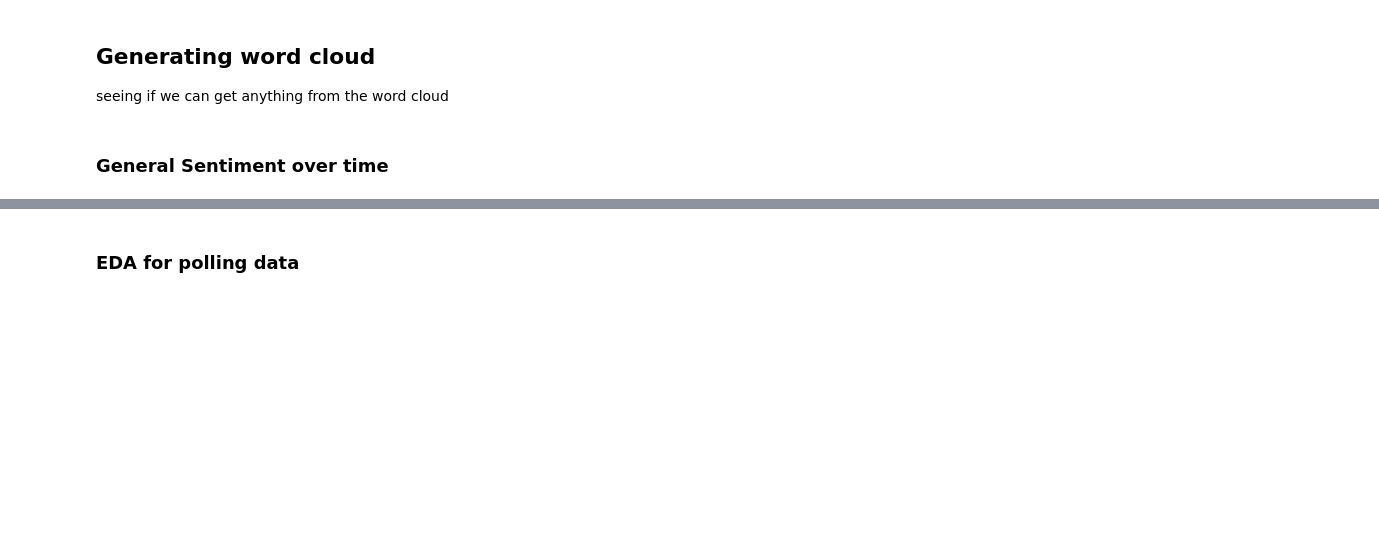
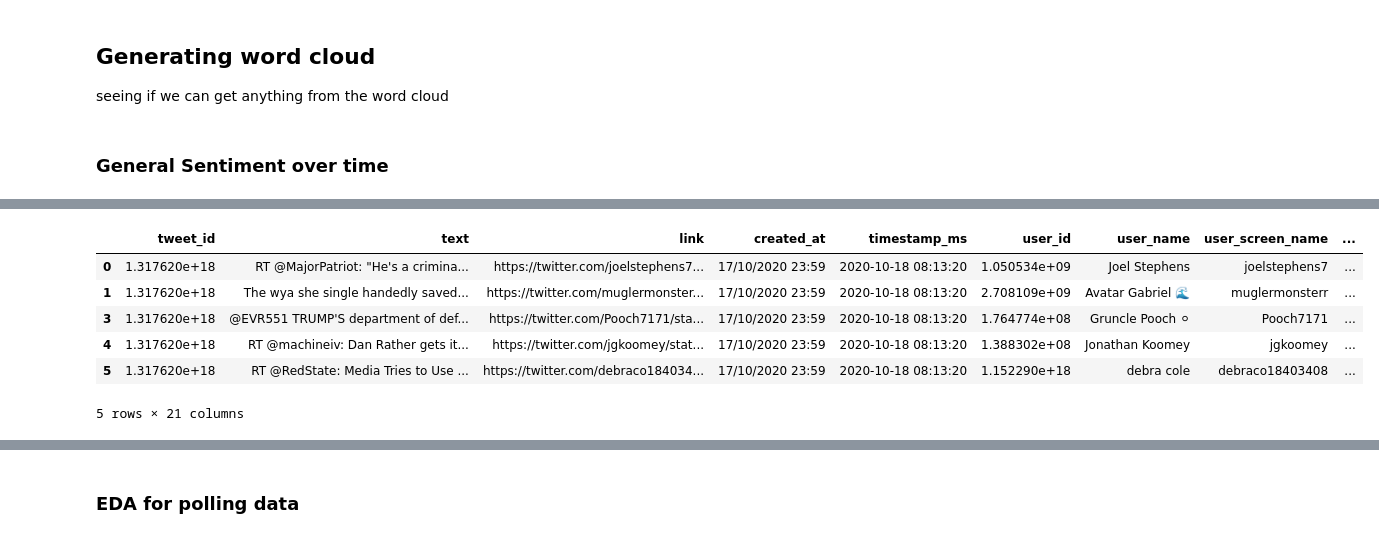
Before and after one commit to IS4152/2020-01_IS4152-twitter, a Jupyter notebook: Data_Preprocessing_and_cleaning.ipynb, the cells around one changed output, grey strips where cells are left out. Drawn from its saved outputs; the diff is of its cells as text; code cells hidden in the pictures; blank space fills up the shorter version.

```diff
--- a/Data_Preprocessing_and_cleaning.ipynb
+++ b/Data_Preprocessing_and_cleaning.ipynb
@@ -373,6 +475,16 @@ df_test.shape[0]
 # %%
 df['neutral'] = df['processed_polarity_scores'].apply(lambda x: x['neu'])
 df_test = df[df['neutral']<1]
+# %%
+df_test.head()
+# %% [output]
+|  | tweet_id | text | link | created_at | timestamp_ms | user_id | user_name | user_screen_name | ... |
+| 0 | 1.317620e+18 | RT @MajorPatriot: "He's a crimina... | https://twitter.com/joelstephens7... | 17/10/2020 23:59 | 2020-10-18 08:13:20 | 1.050534e+09 | Joel Stephens | joelstephens7 | ... |
+| 1 | 1.317620e+18 | The wya she single handedly saved... | https://twitter.com/muglermonster... | 17/10/2020 23:59 | 2020-10-18 08:13:20 | 2.708109e+09 | Avatar Gabriel 🌊 | muglermonsterr | ... |
+| 3 | 1.317620e+18 | @EVR551 TRUMP'S department of def... | https://twitter.com/Pooch7171/sta... | 17/10/2020 23:59 | 2020-10-18 08:13:20 | 1.764774e+08 | Gruncle Pooch ⚪ | Pooch7171 | ... |
+| 4 | 1.317620e+18 | RT @machineiv: Dan Rather gets it... | https://twitter.com/jgkoomey/stat... | 17/10/2020 23:59 | 2020-10-18 08:13:20 | 1.388302e+08 | Jonathan Koomey | jgkoomey | ... |
+| 5 | 1.317620e+18 | RT @RedState: Media Tries to Use ... | https://twitter.com/debraco184034... | 17/10/2020 23:59 | 2020-10-18 08:13:20 | 1.152290e+18 | debra cole | debraco18403408 | ... |
+5 rows × 21 columns
 # %%
 from matplotlib.pyplot import figure
 figure(num=None, figsize=(18, 6), dpi=80, facecolor='w', edgecolor='k')
```
Also changed, not shown: parts of 28 cells of this notebook, 15 other files.
